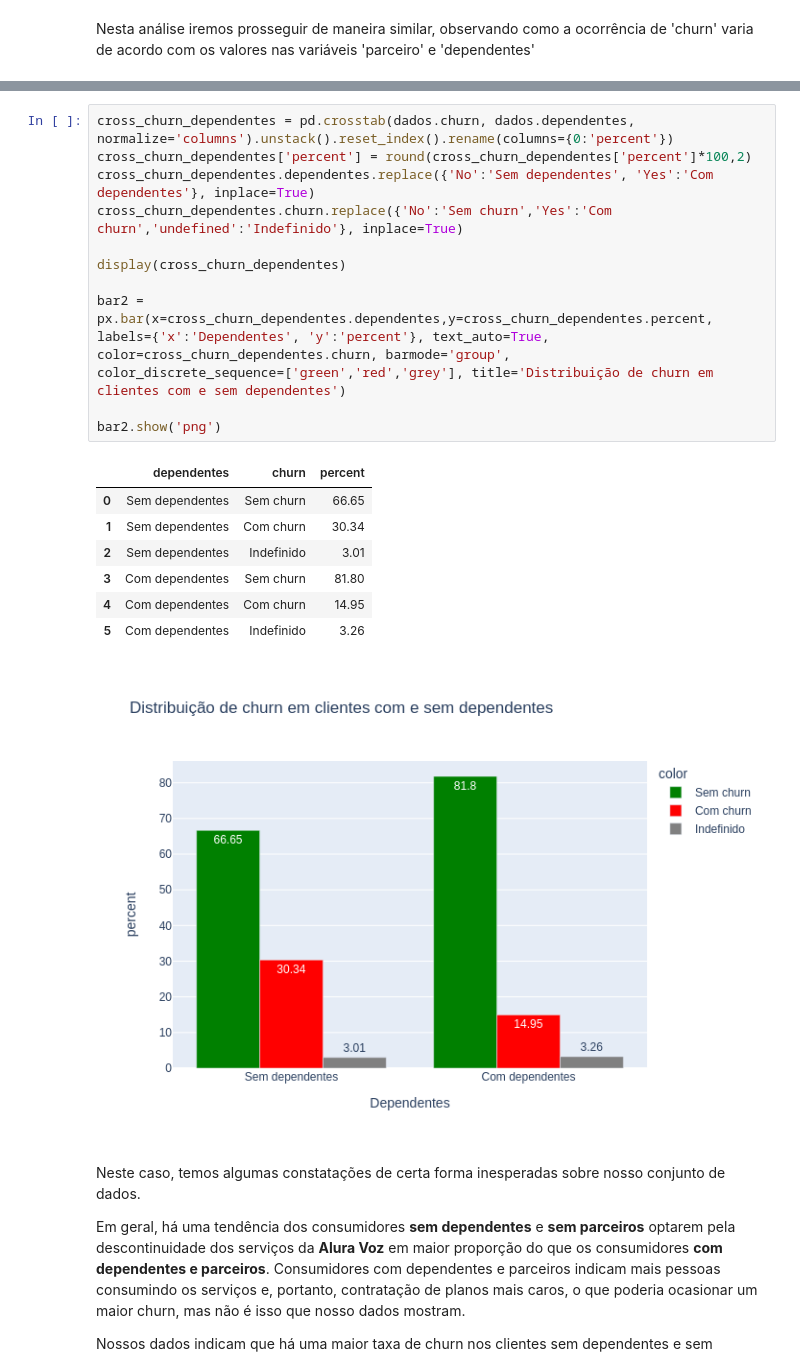
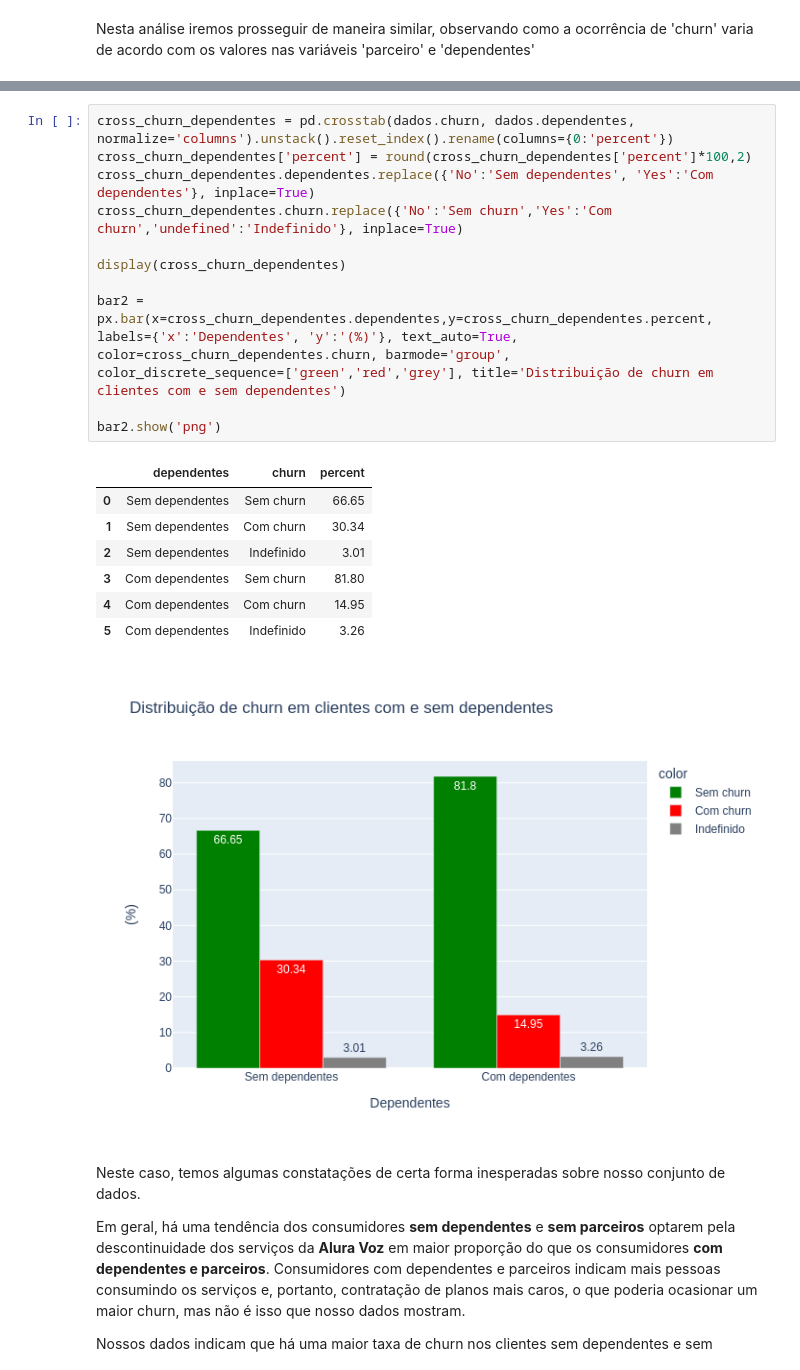
Before and after one commit to jackson-simionato/challenge_alura_DS01, a Jupyter notebook: week_2_challenge_alura_DS_2022_05.ipynb, the cells around one changed output, grey strips where cells are left out. Saved outputs shown, nothing was run; the diff lists cells and outputs as text.

```diff
--- a/week_2_challenge_alura_DS_2022_05.ipynb
+++ b/week_2_challenge_alura_DS_2022_05.ipynb
@@ -243,24 +243,24 @@ bar1.show('png')
 # %%
 cross_churn_dependentes = pd.crosstab(dados.churn, dados.dependentes, normalize='columns').unstack().reset_index().rename(columns={0:'percent'})
 cross_churn_dependentes['percent'] = round(cross_churn_dependentes['percent']*100,2)
 cross_churn_dependentes.dependentes.replace({'No':'Sem dependentes', 'Yes':'Com dependentes'}, inplace=True)
 cross_churn_dependentes.churn.replace({'No':'Sem churn','Yes':'Com churn','undefined':'Indefinido'}, inplace=True)
 
 display(cross_churn_dependentes)
 
-bar2 = px.bar(x=cross_churn_dependentes.dependentes,y=cross_churn_dependentes.percent, labels={'x':'Dependentes', 'y':'percent'}, text_auto=True, color=cross_churn_dependentes.churn, barmode='group',
+bar2 = px.bar(x=cross_churn_dependentes.dependentes,y=cross_churn_dependentes.percent, labels={'x':'Dependentes', 'y':'(%)'}, text_auto=True, color=cross_churn_dependentes.churn, barmode='group',
 color_discrete_sequence=['green','red','grey'], title='Distribuição de churn em clientes com e sem dependentes')
 
 bar2.show('png')
 # %% [output]
 |  | dependentes | churn | percent |
 | 0 | Sem dependentes | Sem churn | 66.65 |
 | 1 | Sem dependentes | Com churn | 30.34 |
 | 2 | Sem dependentes | Indefinido | 3.01 |
 | 3 | Com dependentes | Sem churn | 81.80 |
 | 4 | Com dependentes | Com churn | 14.95 |
 | 5 | Com dependentes | Indefinido | 3.26 |
-[figure, old version]
+[figure, new version]
 # %% [markdown]
 Neste caso, temos algumas constatações de certa forma inesperadas sobre nosso conjunto de dados.
 
```
Also changed, not shown: parts of 38 cells of this notebook.
